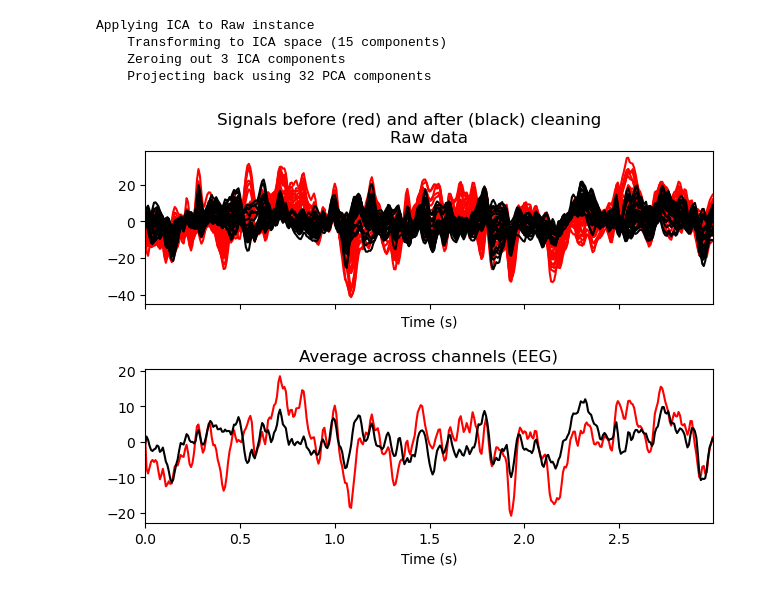
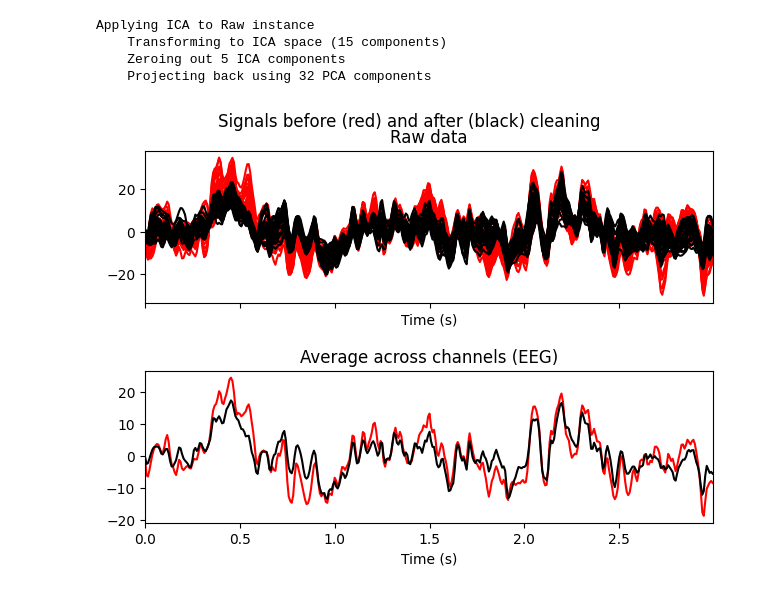
Before and after one commit to annejooyun/eeg_stress_detection, a Jupyter notebook: ICA round 2.ipynb, the cells around one changed output. Cells and saved outputs as stored; diff of their text form; code cells hidden in the pictures.

```diff
--- a/ICA round 2.ipynb
+++ b/ICA round 2.ipynb
@@ -7,7 +7,8 @@ import matplotlib.pyplot as plt
 # %%
 class Recording:
     # Data paths
-    root = 'C:/Users/annej/OneDrive/Documents/GitHub/eeg_stress_detection/Data'
+    #root = 'C:/Users/annej/OneDrive/Documents/GitHub/eeg_stress_detection/Data'
+    root = '/home/annejoo/eeg_stress_detection/Data'
     dir_raw = root + '/ica_filtered_data'
     dir_filtered = root + '/ica_filtered_data_2'
 
@@ -113,5 +114,5 @@ class Recording:
                     fig = data.plot(duration = 25, title=f'{title}', n_channels=self.n_channels, scalings=18, show_scrollbars=False)
                     fig.savefig(f'{self.root}/Figures/{title}.png')
 # %%
-test = Recording(data_type = 'Arithmetic', sub_nr = 11, trial_nr = 1)
+test = Recording(data_type = 'Arithmetic', sub_nr = 13, trial_nr = 3)
 # %% [output]
@@ -137,9 +140,9 @@ Ready.
 # %%
-test.test_exclude([0,1,3])
+test.test_exclude([0,5,6,12,14])
 # %% [output]
 Applying ICA to Raw instance
     Transforming to ICA space (15 components)
-    Zeroing out 3 ICA components
+    Zeroing out 5 ICA components
     Projecting back using 32 PCA components
-[figure, old version]
+[figure, new version]
 # %%
```
Also changed, not shown: parts of 5 cells of this notebook, 5 other files.
